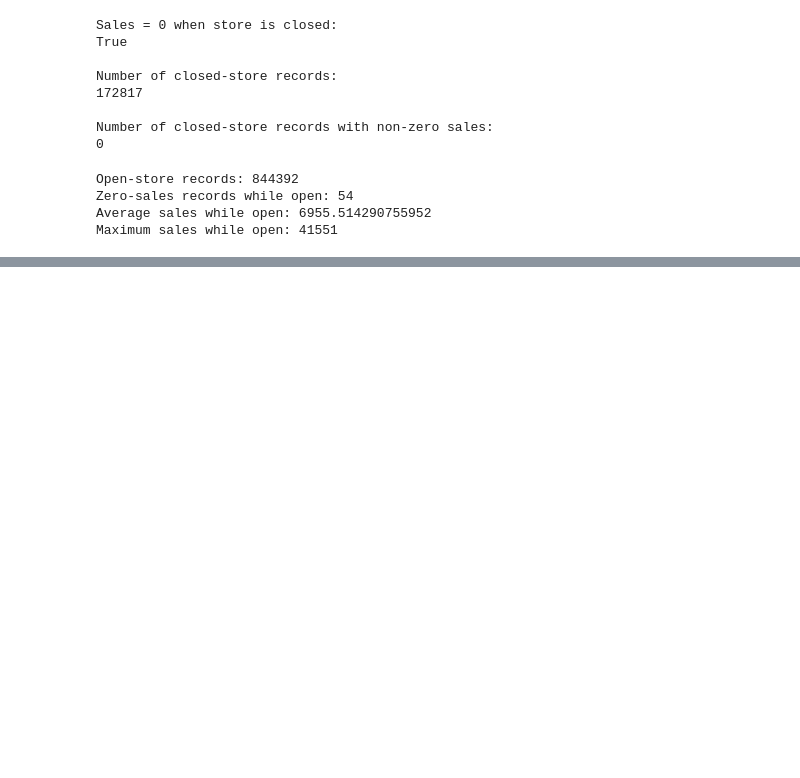
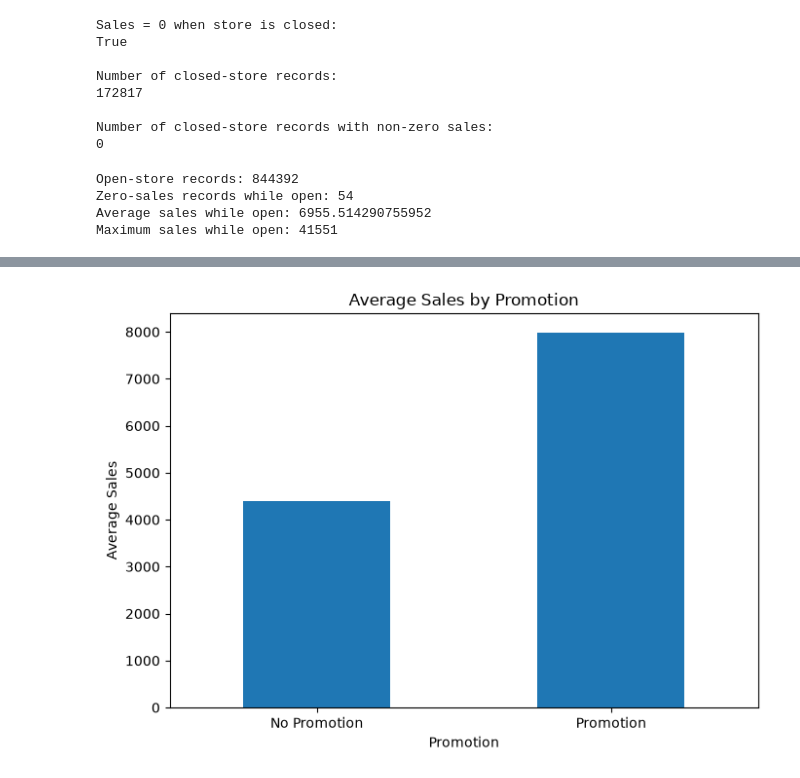
Before and after one commit to vsatish5621/Rossmann-Sales-Forecasting, a Jupyter notebook: notebooks/02_EDA_Analysis.ipynb, the cells around one changed output, grey strips where cells are left out. Saved outputs shown, nothing was run; the diff lists cells and outputs as text; code cells hidden in the pictures; blank space fills up the shorter version.

```diff
--- a/notebooks/02_EDA_Analysis.ipynb
+++ b/notebooks/02_EDA_Analysis.ipynb
@@ -405,0 +291,5 @@ plt.show()
+# %%
+promo_analysis = merged.groupby('Promo')[['Sales', 'Customers']].mean()
+
+print("Average Sales and Customers by Promotion:")
+print(promo_analysis)
@@ -405,0 +771,13 @@ plt.show()
+# %%
+plt.figure(figsize=(7, 5))
+
+promo_analysis['Sales'].plot(kind='bar')
+
+plt.title('Average Sales by Promotion')
+plt.xlabel('Promotion')
+plt.ylabel('Average Sales')
+plt.xticks([0, 1], ['No Promotion', 'Promotion'], rotation=0)
+plt.tight_layout()
+plt.show()
+# %% [output]
+[figure, added]
```
Also changed, not shown: parts of 66 cells of this notebook.
